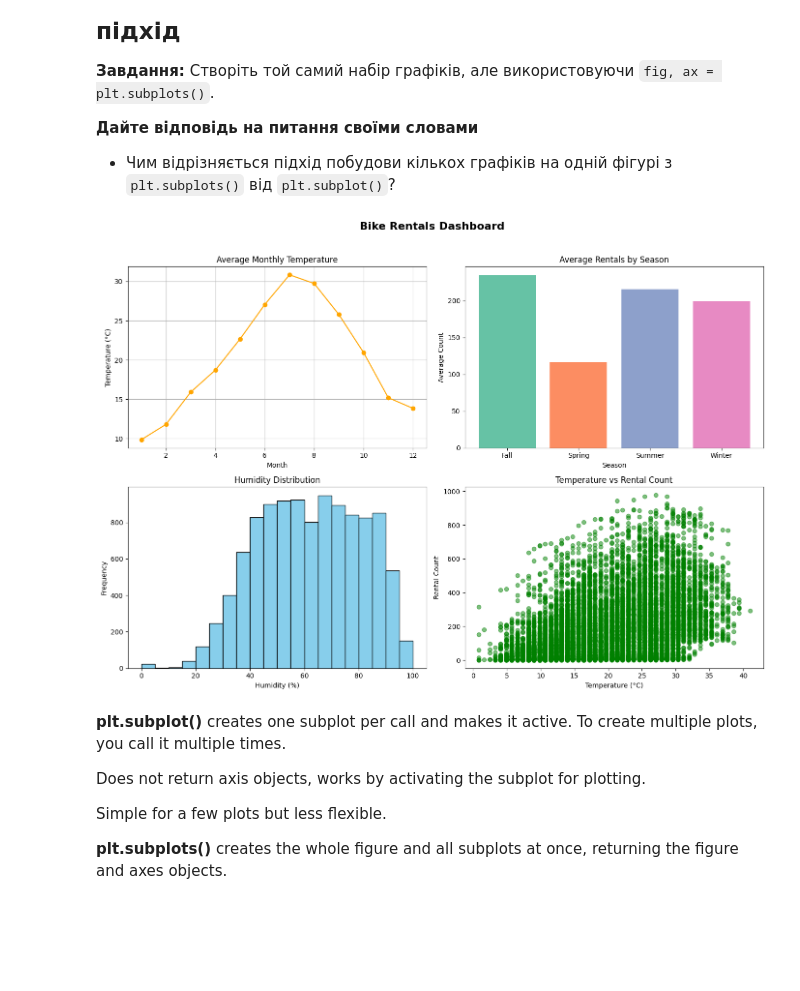
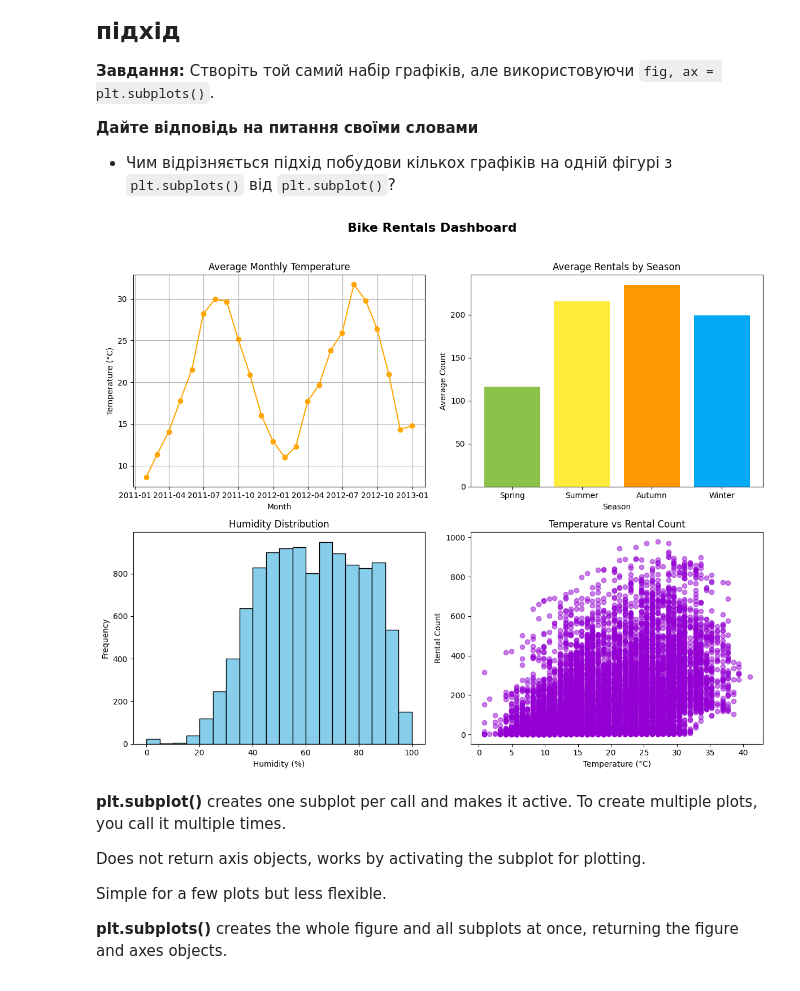
Before and after one commit to Yulia-Momotyuk/DLA-data-analysis-practice, a Jupyter notebook: Python/HW-7.2 Data visualization with Matplotlib.ipynb, the cells around one changed output. Drawn from its saved outputs; the diff is of its cells as text; code cells hidden in the pictures; blank space fills up the shorter version.

```diff
--- a/Python/HW-7.2 Data visualization with Matplotlib.ipynb
+++ b/Python/HW-7.2 Data visualization with Matplotlib.ipynb
@@ -149,25 +153,4 @@ np.std(sales_week1), np.std(sales_week2)
 
 Кожен підграфік має містити всі необхідні підписи. Дашборд має містити назву.
 # %%
-# Словники для відображення назв
-season_map = {
-    1: 'Spring',
-    2: 'Summer',
-    3: 'Autumn',
-    4: 'Winter'}
-
-df['season_name'] = df['season'].map(season_map)
+monthly_temp = df['temp'].resample('ME').mean()
-# %%
-import calendar
-
-# Обчислення потрібних агрегатів
-monthly_temp = df.groupby(df.index.month)['temp'].mean().sort_index()
-monthly_temp.index = monthly_temp.index.astype(int)
-month_names = [calendar.month_name[m] for m in monthly_temp.index]
-
-df = pd.DataFrame({
-    'season': ['Winter', 'Spring', 'Autumn', 'Summer', 'Winter', 'Autumn']
-})
-season_type = pd.CategoricalDtype(categories=ordered_seasons, ordered=True)
-humidity_values = df['humidity']
-temp_vs_count = df[['temp', 'count']]
@@ -213,0 +157,2 @@ plt.show()
+# %%
+season_avg = df.groupby('season')['count'].mean()
@@ -220,39 +206,41 @@ plt.show()
 **Дайте відповідь на питання своїми словами**
 - Чим відрізняється підхід побудови кількох графіків на одній фігурі з `plt.subplots()` від `plt.subplot()`?
 # %%
-# Створення сітки 2x2
-fig, axs = plt.subplots(2, 2, figsize=(14, 10))
+fig, axs = plt.subplots(2, 2, figsize=(12, 10))
 fig.suptitle('Bike Rentals Dashboard', fontsize=16, fontweight='bold')
 
 # 1. Line graph of average temperature by month
 axs[0, 0].plot(monthly_temp.index, monthly_temp.values, color='orange', marker='o', linestyle='-')
 axs[0, 0].set_title('Average Monthly Temperature')
 axs[0, 0].set_xlabel('Month')
 axs[0, 0].set_ylabel('Temperature (°C)')
 axs[0, 0].grid(True)
 
 # 2. Bar chart of average hourly rentals by season
-axs[0, 1].bar(season_hourly_avg.index, season_hourly_avg.values, color=['#66c2a5','#fc8d62','#8da0cb','#e78ac3'])
+axs[0, 1].bar(season_avg.index, season_avg.values, color=['#8BC34A', '#FFEB3B', '#FF9800', '#03A9F4'])
 axs[0, 1].set_title('Average Rentals by Season')
 axs[0, 1].set_ylabel('Average Count')
 axs[0, 1].set_xlabel('Season')
+all_seasone = list(range(1, 5))
+seasone_name = ['Spring', 'Summer', 'Autumn', 'Winter']
+axs[0, 1].set_xticks(all_seasone, seasone_name)
 
 # 3. Histogram of humidity
-axs[1, 0].hist(humidity_values, bins=20, color='skyblue', edgecolor='black')
+axs[1, 0].hist(df['humidity'], bins=20, color='skyblue', edgecolor='black')
 axs[1, 0].set_title('Humidity Distribution')
 axs[1, 0].set_xlabel('Humidity (%)')
 axs[1, 0].set_ylabel('Frequency')
 
 # 4. Scatter plot of temperature vs number of rentals
-axs[1, 1].scatter(temp_vs_count['temp'], temp_vs_count['count'], alpha=0.5, color='green')
+axs[1, 1].scatter(df['temp'], df['count'], alpha=0.5, color='darkviolet')
 axs[1, 1].set_title('Temperature vs Rental Count')
 axs[1, 1].set_xlabel('Temperature (°C)')
 axs[1, 1].set_ylabel('Rental Count')
 
-plt.tight_layout(rect=[0, 0, 1, 0.96])  # Врахувати місце для заголовку
+plt.tight_layout(rect=[0, 0, 1, 0.96])
 plt.show()
 # %% [output]
-[figure, old version]
+[figure, new version]
 # %% [markdown]
 **plt.subplot()** creates one subplot per call and makes it active. To create multiple plots, you call it multiple times.
 
```
Also changed, not shown: parts of 6 cells of this notebook, 1 other file.
